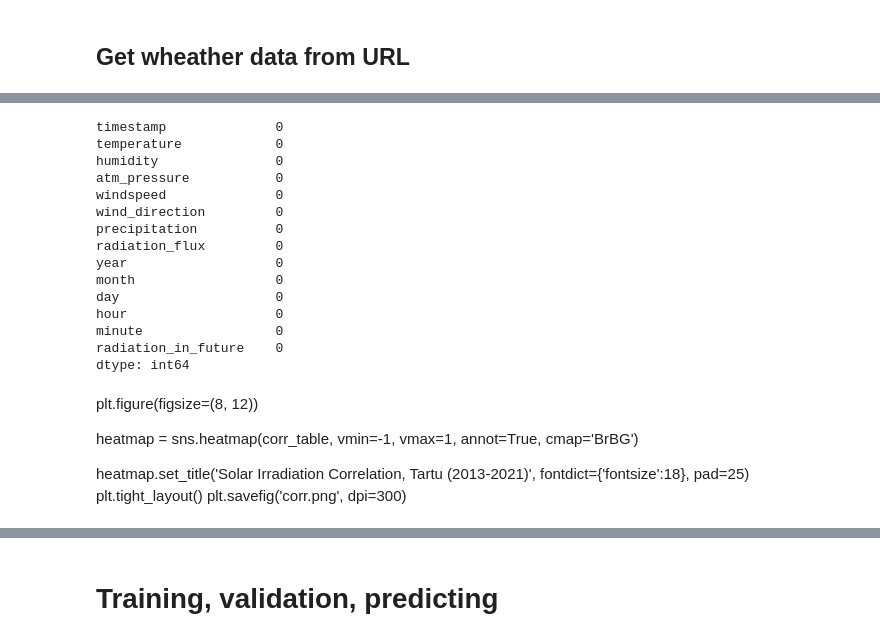
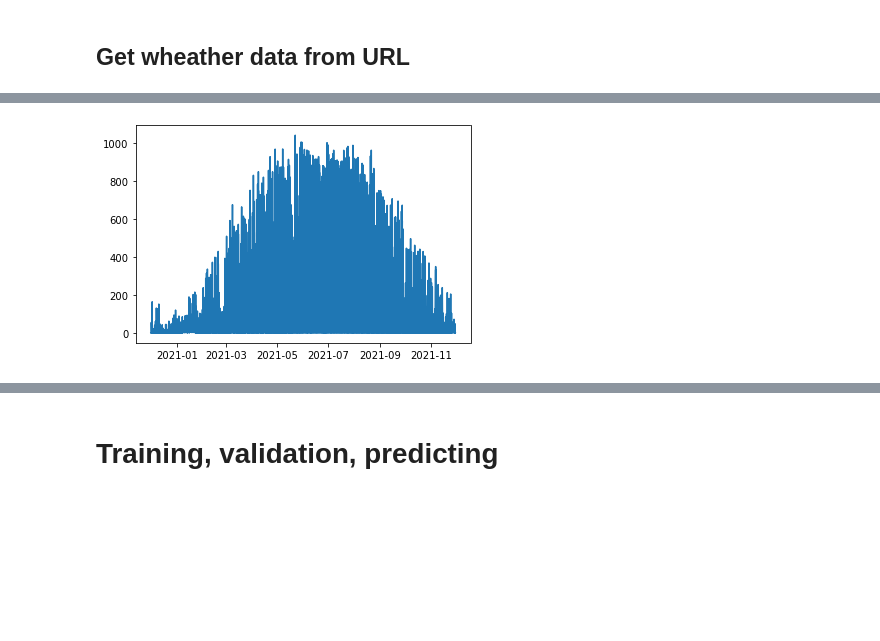
Before and after one commit to h31d1/ML_project_P09_Smart_solar_power, a Jupyter notebook: Training2.ipynb, the cells around one changed output, grey strips where cells are left out. Saved outputs shown, nothing was run; the diff lists cells and outputs as text; code cells hidden in the pictures; blank space fills up the shorter version.

```diff
--- a/Training2.ipynb
+++ b/Training2.ipynb
@@ -123,26 +95,5 @@ dtype: object
-# %%
-data.isnull().sum()
-# %% [output]
-timestamp              0
-temperature            0
-humidity               0
-atm_pressure           0
-windspeed              0
-wind_direction         0
-precipitation          0
-radiation_flux         0
-year                   0
-month                  0
-day                    0
-hour                   0
-minute                 0
-radiation_in_future    0
-dtype: int64
-# %% [markdown]
-plt.figure(figsize=(8, 12))
-
-heatmap = sns.heatmap(corr_table, vmin=-1, vmax=1, annot=True, cmap='BrBG')
-
-heatmap.set_title('Solar Irradiation Correlation, Tartu (2013-2021)', fontdict={'fontsize':18}, pad=25)
-plt.tight_layout()
-plt.savefig('corr.png', dpi=300)
+# %%
+plt.plot(data.timestamp,data.radiation_flux)
+plt.show()
+# %% [output]
+[figure, added]
```
Also changed, not shown: parts of 61 cells of this notebook, 1 other file.
